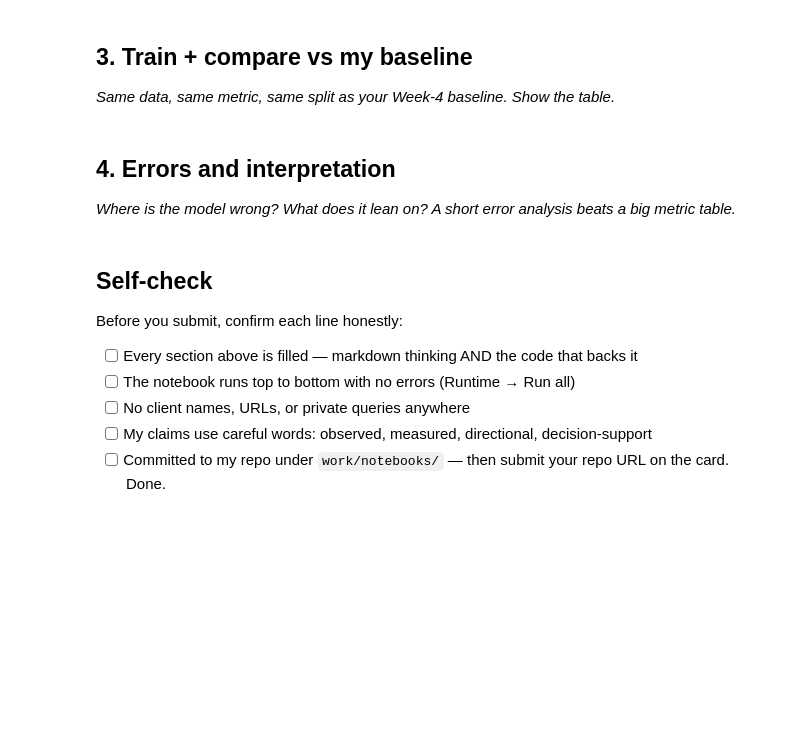
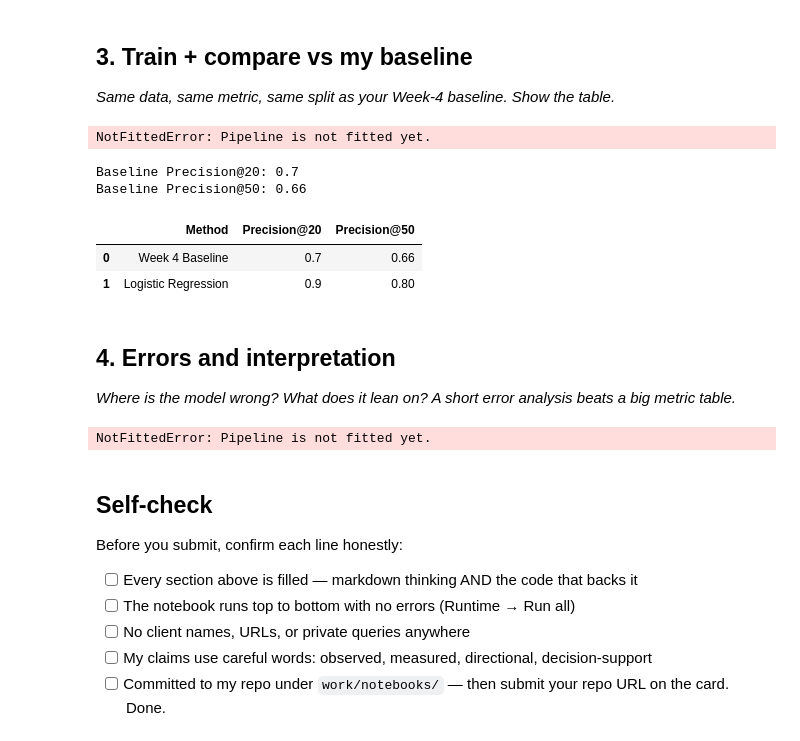
Before and after one commit to mansi-cs/flyrank-ml-internship, a Jupyter notebook: work/notebooks/w05_model.ipynb, the cells around one changed output. Saved outputs shown, nothing was run; the diff lists cells and outputs as text; code cells hidden in the pictures; blank space fills up the shorter version.

```diff
--- a/work/notebooks/w05_model.ipynb
+++ b/work/notebooks/w05_model.ipynb
@@ -57,10 +137,67 @@ False
+# %%
+#model score
+model_scores = model.predict_proba(X_test)[:, 1]
+
+p20_model = precision_at_k(y_test, model_scores, 20)
+p50_model = precision_at_k(y_test, model_scores, 50)
+# %% [output]
+NotFittedError: Pipeline is not fitted yet.
+# %%
+baseline_scores = test_df["baseline_action_score"]
+p20_baseline = precision_at_k(
+    y_test,
+    baseline_scores,
+    20
+)
+
+p50_baseline = precision_at_k(
+    y_test,
+    baseline_scores,
+    50
+)
+
+print("Baseline Precision@20:", round(p20_baseline,3))
+print("Baseline Precision@50:", round(p50_baseline,3))
+# %% [output]
+Baseline Precision@20: 0.7
+Baseline Precision@50: 0.66
+# %%
+import pandas as pd
+
+comparison = pd.DataFrame({
+    "Method": [
+        "Week 4 Baseline",
+        "Logistic Regression"
+    ],
+    "Precision@20": [
+        p20_baseline,
+        p20_model
+    ],
+    "Precision@50": [
+        p50_baseline,
+        p50_model
+    ]
+})
+
+comparison
+# %% [output]
+|  | Method | Precision@20 | Precision@50 |
+| 0 | Week 4 Baseline | 0.7 | 0.66 |
+| 1 | Logistic Regression | 0.9 | 0.80 |
 # %% [markdown]
 ## 4. Errors and interpretation
 
 *Where is the model wrong? What does it lean on? A short error analysis beats a big metric table.*
 # %%
-# This cell is for CODE (numbers, a query, a check).
-# Write your text answer in the cell ABOVE this one — typing sentences here breaks Run All.
+predictions = model.predict(X_test)
+
+results = test_df.copy()
+
+results["actual"] = y_test.values
+results["predicted"] = predictions
+results["probability"] = model_scores
+# %% [output]
+NotFittedError: Pipeline is not fitted yet.
 # %% [markdown]
 ## Self-check
 
```
Also changed, not shown: parts of 9 cells of this notebook.
